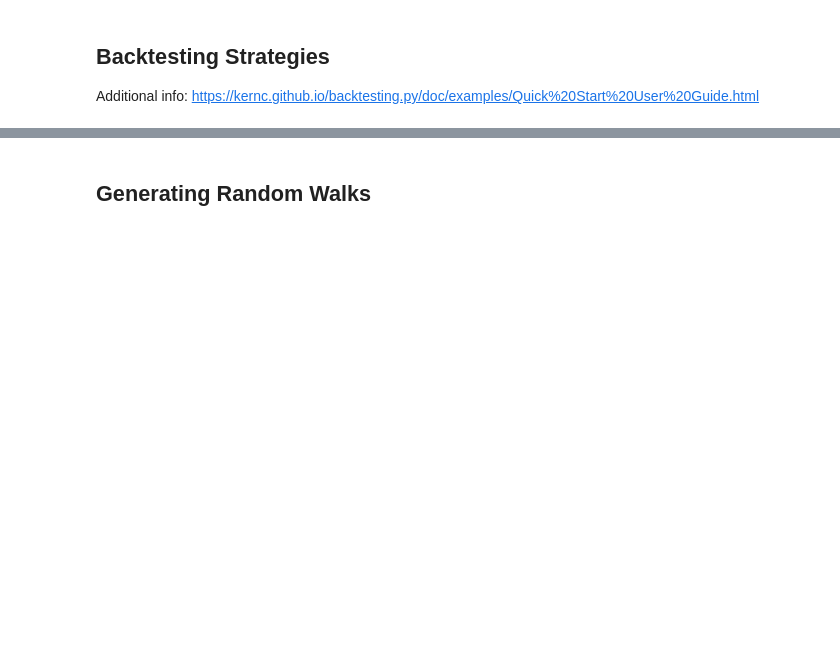
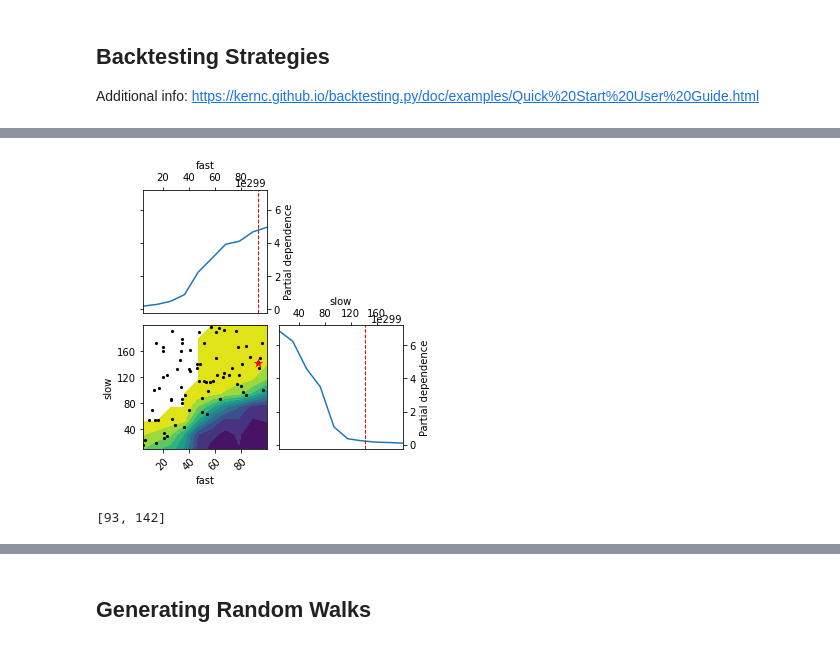
Before and after one commit to evelynyou/capstone_indicators, a Jupyter notebook: productionize.ipynb, the cells around one changed output, grey strips where cells are left out. Drawn from its saved outputs; the diff is of its cells as text; code cells hidden in the pictures; blank space fills up the shorter version.

```diff
--- a/productionize.ipynb
+++ b/productionize.ipynb
@@ -15,5 +20,6 @@ Additional info: https://kernc.github.io/backtesting.py/doc/examples/Quick%20Sta
 # %%
-import strats, get_data
-
 stock_obj = get_data.yFinData("SPY")
-ydata = stock_obj.get_ohlcv()
+try:
+    ydata = stock_obj.get_ohlcv()
+except:
+    print('Uable to download data.')
@@ -126,0 +57,12 @@ NameError: name 'Tuple' is not defined
+# %%
+past10 = ydata.iloc[-int(float(10)*252):-int(float(3)*252)]
+bt10 = Backtest(past10, strats.SmaCross, cash=10_000, commission=0.0)
+
+stats, heatmap = bt10.optimize(
+    fast=range(10, 100, 10),
+    slow=[20, 30, 40],
+    constraint=lambda p: p.fast < p.slow,
+    maximize='Equity Final [$]',
+    max_tries=100,
+    random_state=0,
+    return_heatmap=True)
@@ -126,0 +80,19 @@ NameError: name 'Tuple' is not defined
+# %%
+stats_skopt, heatmap, optimize_result = bt10.optimize(
+    fast = [5, 100],
+    slow = [10, 200],
+    constraint=lambda p: p.fast < p.slow,
+    maximize='Sharpe Ratio',
+    method='skopt',
+    max_tries=100,
+    random_state=0,
+    return_heatmap=True,
+    return_optimization=True)
+# %%
+_ = plot_objective(optimize_result, n_points=10)
+# %% [output]
+[figure, added]
+# %%
+optimize_result.x
+# %% [output]
+[93, 142]
```
Also changed, not shown: parts of 24 cells of this notebook, 2 other files.
